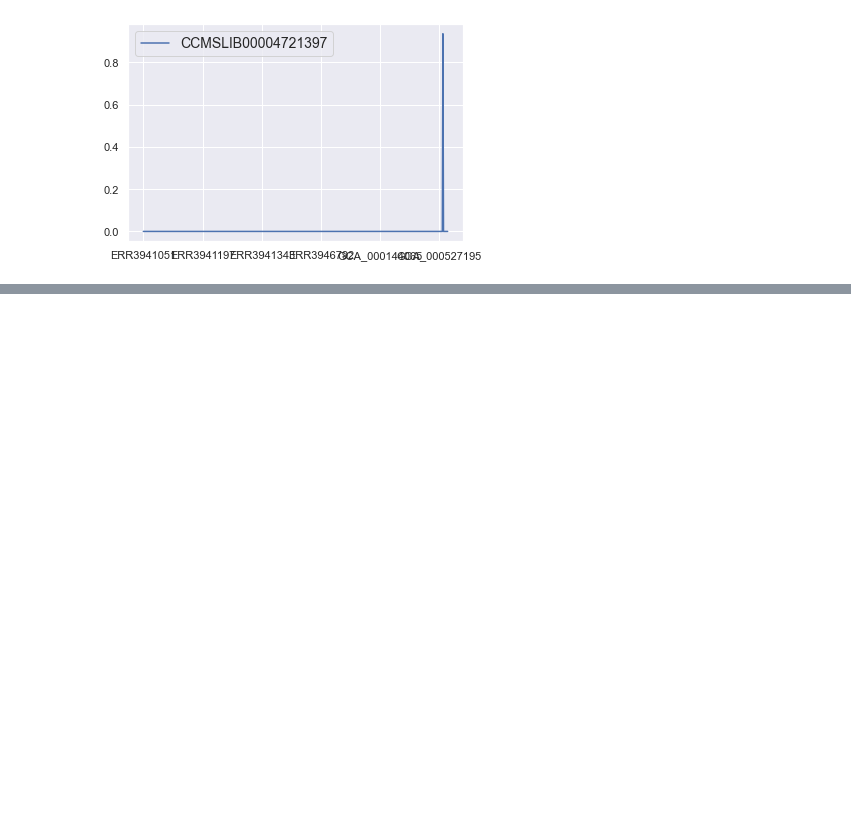
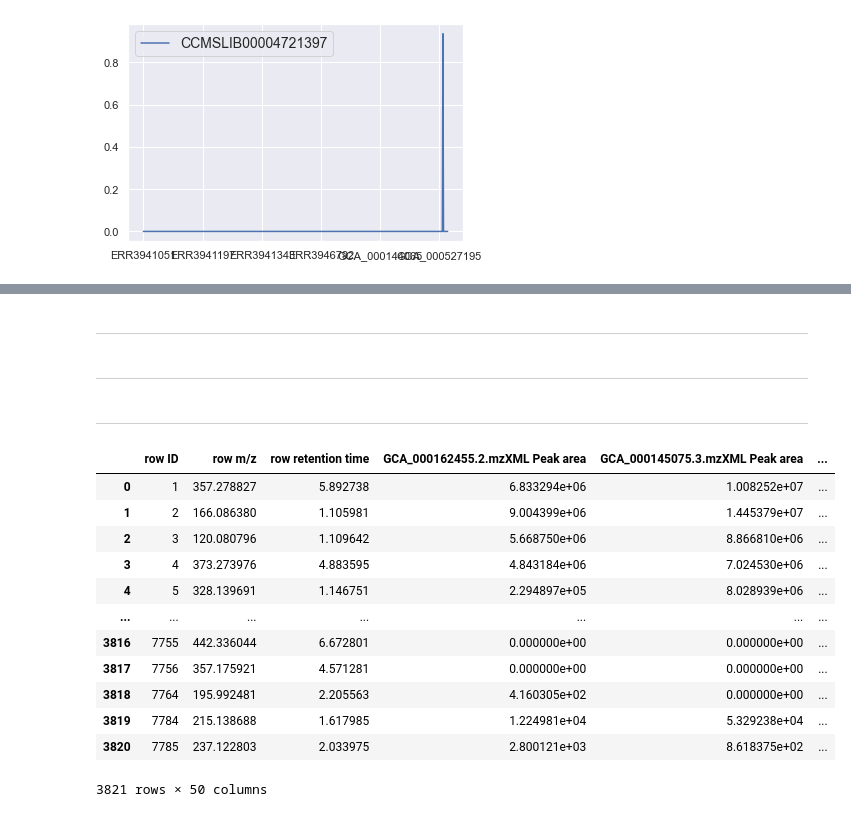
Before and after one commit to tiagolbiotech/NPOmix, a Jupyter notebook: notebook3_main-round3.8-210401.ipynb, the cells around one changed output, grey strips where cells are left out. Saved outputs shown, nothing was run; the diff lists cells and outputs as text; code cells hidden in the pictures; blank space fills up the shorter version.

```diff
--- a/notebook3_main-round3.8-210401.ipynb
+++ b/notebook3_main-round3.8-210401.ipynb
@@ -815,0 +830,24 @@ bigscape_dict2['GCF171']
+# %% [markdown]
+----
+# %% [markdown]
+----
+# %% [markdown]
+----
+# %%
+intensity_df = pd.read_csv('/Users/tiagoferreiraleao/Downloads/KNN_apporach/round3.8/mzmine/PoDP_div_genomes-TFL210409_quant.csv',sep=',')
+
+intensity_df
+# %% [output]
+|  | row ID | row m/z | row retention time | GCA_000162455.2.mzXML Peak area | GCA_000145075.3.mzXML Peak area | ... |
+| 0 | 1 | 357.278827 | 5.892738 | 6.833294e+06 | 1.008252e+07 | ... |
+| 1 | 2 | 166.086380 | 1.105981 | 9.004399e+06 | 1.445379e+07 | ... |
+| 2 | 3 | 120.080796 | 1.109642 | 5.668750e+06 | 8.866810e+06 | ... |
+| 3 | 4 | 373.273976 | 4.883595 | 4.843184e+06 | 7.024530e+06 | ... |
+| 4 | 5 | 328.139691 | 1.146751 | 2.294897e+05 | 8.028939e+06 | ... |
+| ... | ... | ... | ... | ... | ... | ... |
+| 3816 | 7755 | 442.336044 | 6.672801 | 0.000000e+00 | 0.000000e+00 | ... |
+| 3817 | 7756 | 357.175921 | 4.571281 | 0.000000e+00 | 0.000000e+00 | ... |
+| 3818 | 7764 | 195.992481 | 2.205563 | 4.160305e+02 | 0.000000e+00 | ... |
+| 3819 | 7784 | 215.138688 | 1.617985 | 1.224981e+04 | 5.329238e+04 | ... |
+| 3820 | 7785 | 237.122803 | 2.033975 | 2.800121e+03 | 8.618375e+02 | ... |
+3821 rows × 50 columns
```
Also changed, not shown: parts of 19 cells of this notebook, 1 other file.
